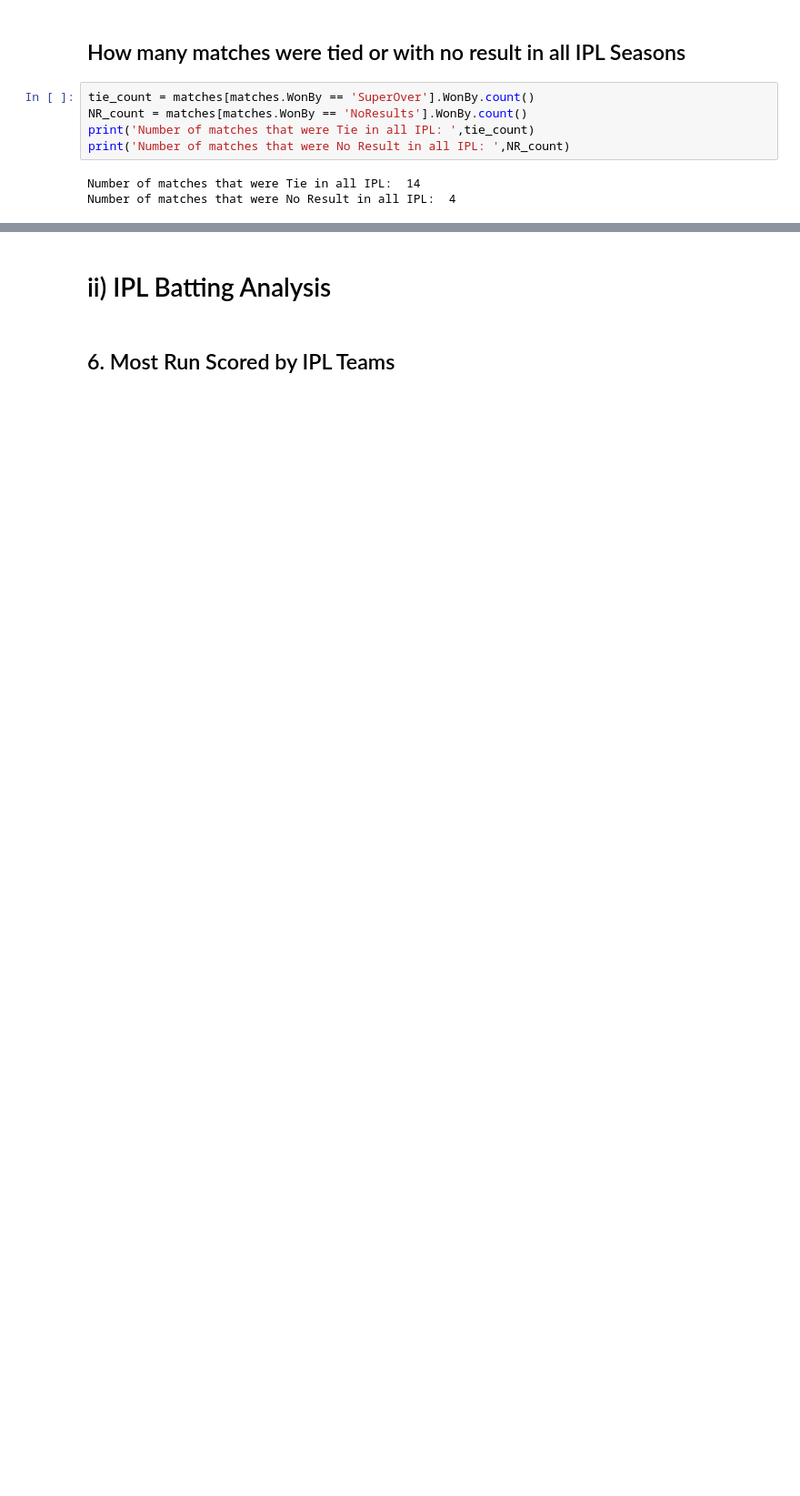
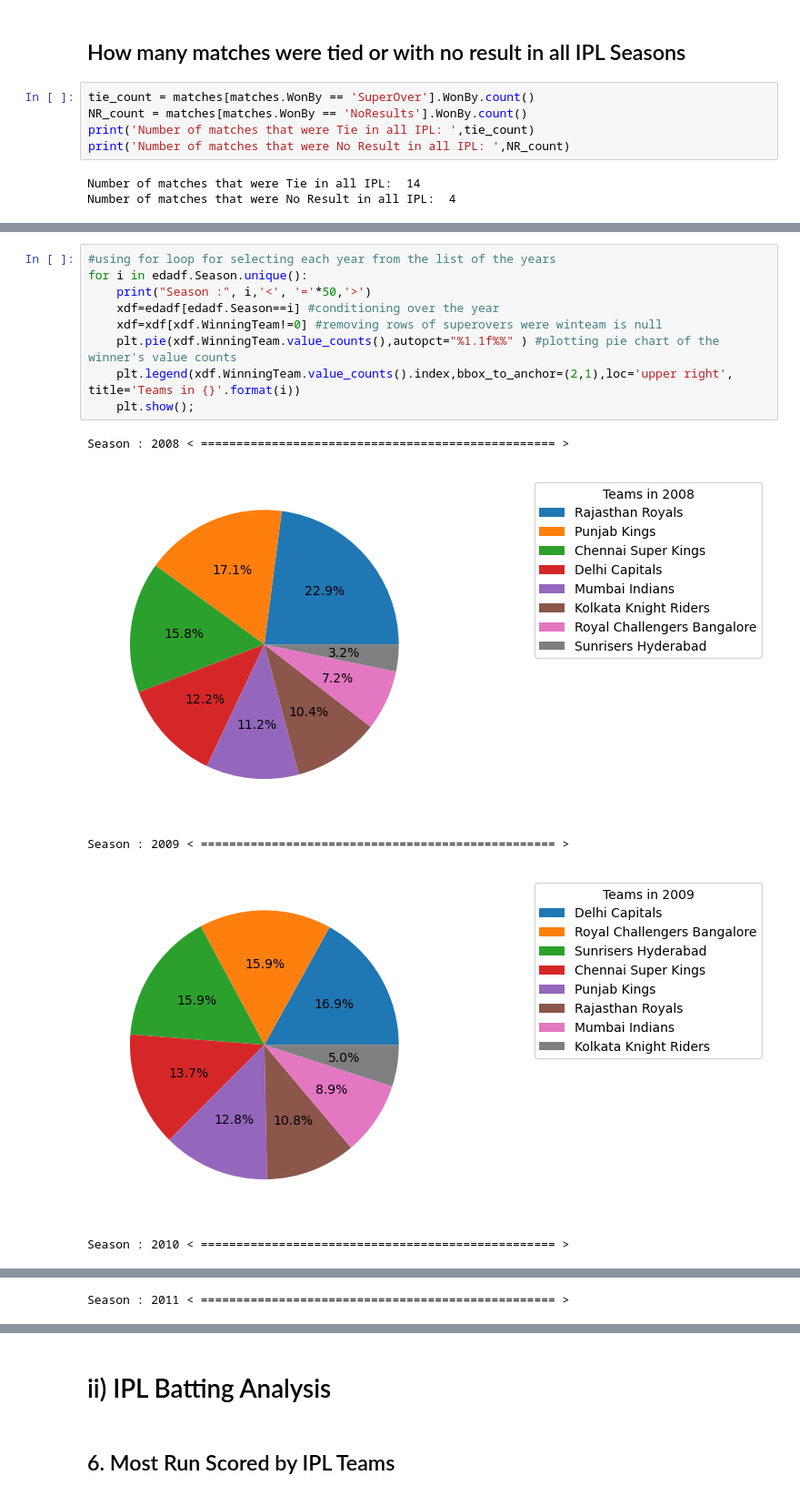
Before and after one commit to madayath03/DSA-projects, a Jupyter notebook: eda-on-ipl-dataset-2008-2022.ipynb, the cells around one changed output, grey strips where cells are left out. Shown at 91% size. Saved outputs shown, nothing was run; the diff lists cells and outputs as text; blank space fills up the shorter version.

```diff
--- a/eda-on-ipl-dataset-2008-2022.ipynb
+++ b/eda-on-ipl-dataset-2008-2022.ipynb
@@ -810,0 +869,15 @@ Number of matches that were No Result in all IPL:  4
+# %%
+#using for loop for selecting each year from the list of the years
+for i in edadf.Season.unique():
+    print("Season :", i,'<', '='*50,'>')
+    xdf=edadf[edadf.Season==i] #conditioning over the year
+    xdf=xdf[xdf.WinningTeam!=0] #removing rows of superovers were winteam is null
+    plt.pie(xdf.WinningTeam.value_counts(),autopct="%1.1f%%" ) #plotting pie chart of the winner's value counts
+    plt.legend(xdf.WinningTeam.value_counts().index,bbox_to_anchor=(2,1),loc='upper right', title='Teams in {}'.format(i))
+    plt.show();
+# %% [output]
+Season : 2008 < ================================================== >
+[figure, added]
+Season : 2009 < ================================================== >
+[figure, added]
+Season : 2010 < ================================================== >
@@ -810,0 +885 @@ Number of matches that were No Result in all IPL:  4
+Season : 2011 < ================================================== >
```
Also changed, not shown: parts of 68 cells of this notebook.
